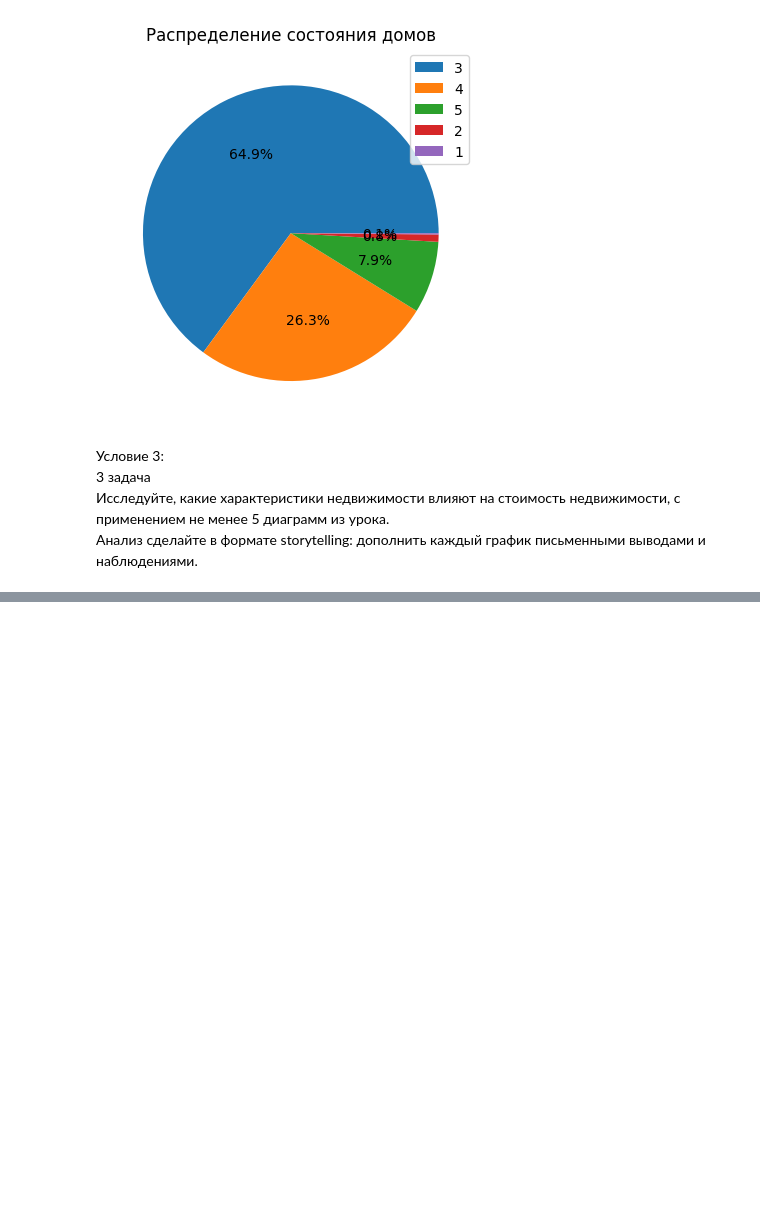
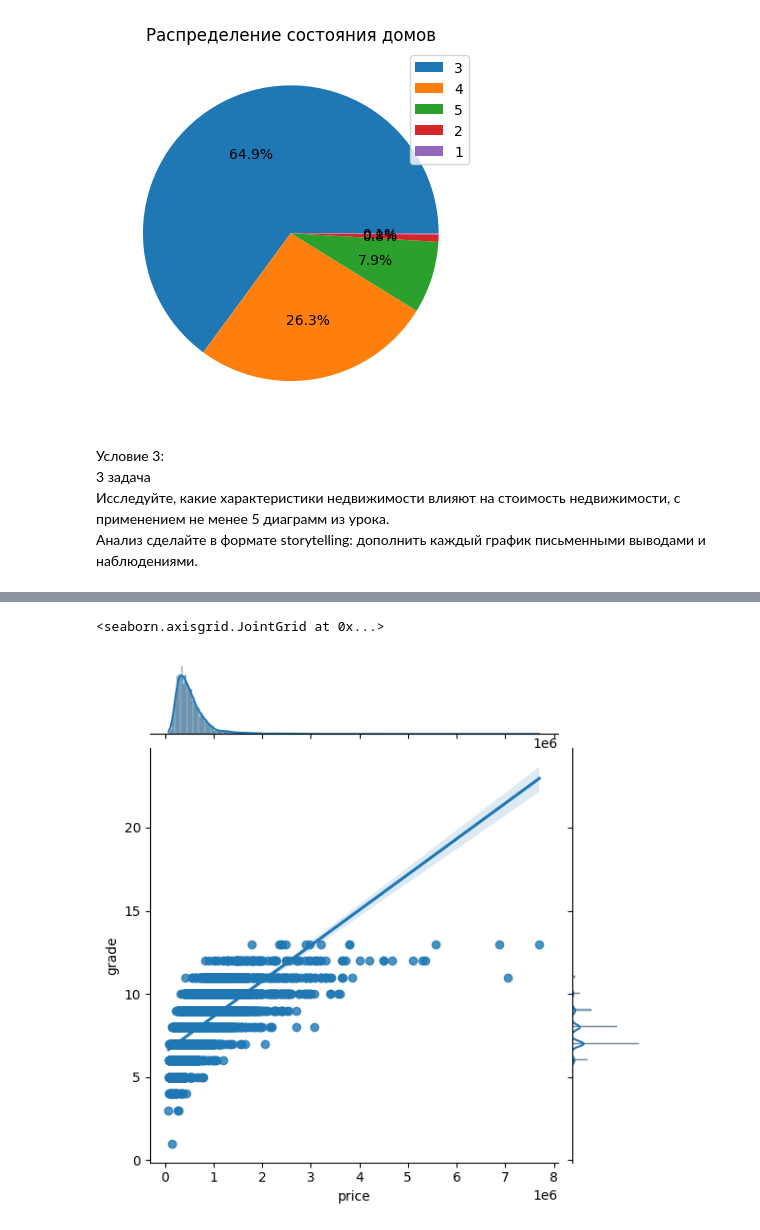
Before and after one commit to BoginskiyVV/Basic_Py, a Jupyter notebook: HW4/Task4.ipynb, the cells around one changed output, grey strips where cells are left out. Drawn from its saved outputs; the diff is of its cells as text; code cells hidden in the pictures; blank space fills up the shorter version.

```diff
--- a/HW4/Task4.ipynb
+++ b/HW4/Task4.ipynb
@@ -196,0 +226,5 @@ Text(0.5, 1.0, 'Распределение состояния домов')
+# %%
+sns.jointplot(x=df['price'], y=df['grade'], kind='reg')
+# %% [output]
+<seaborn.axisgrid.JointGrid at 0x...>
+[figure, added]
```
Also changed, not shown: parts of 11 cells of this notebook.
